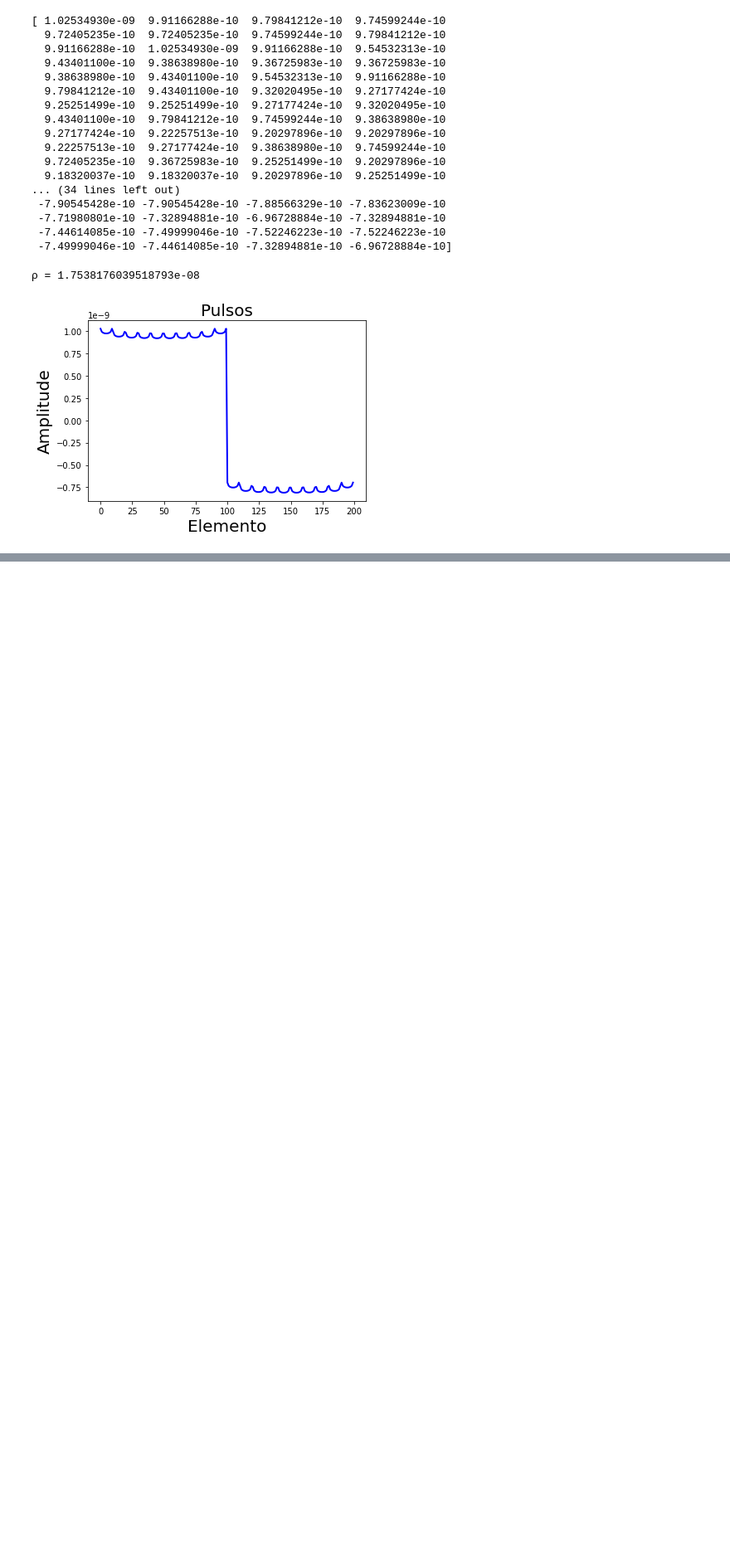
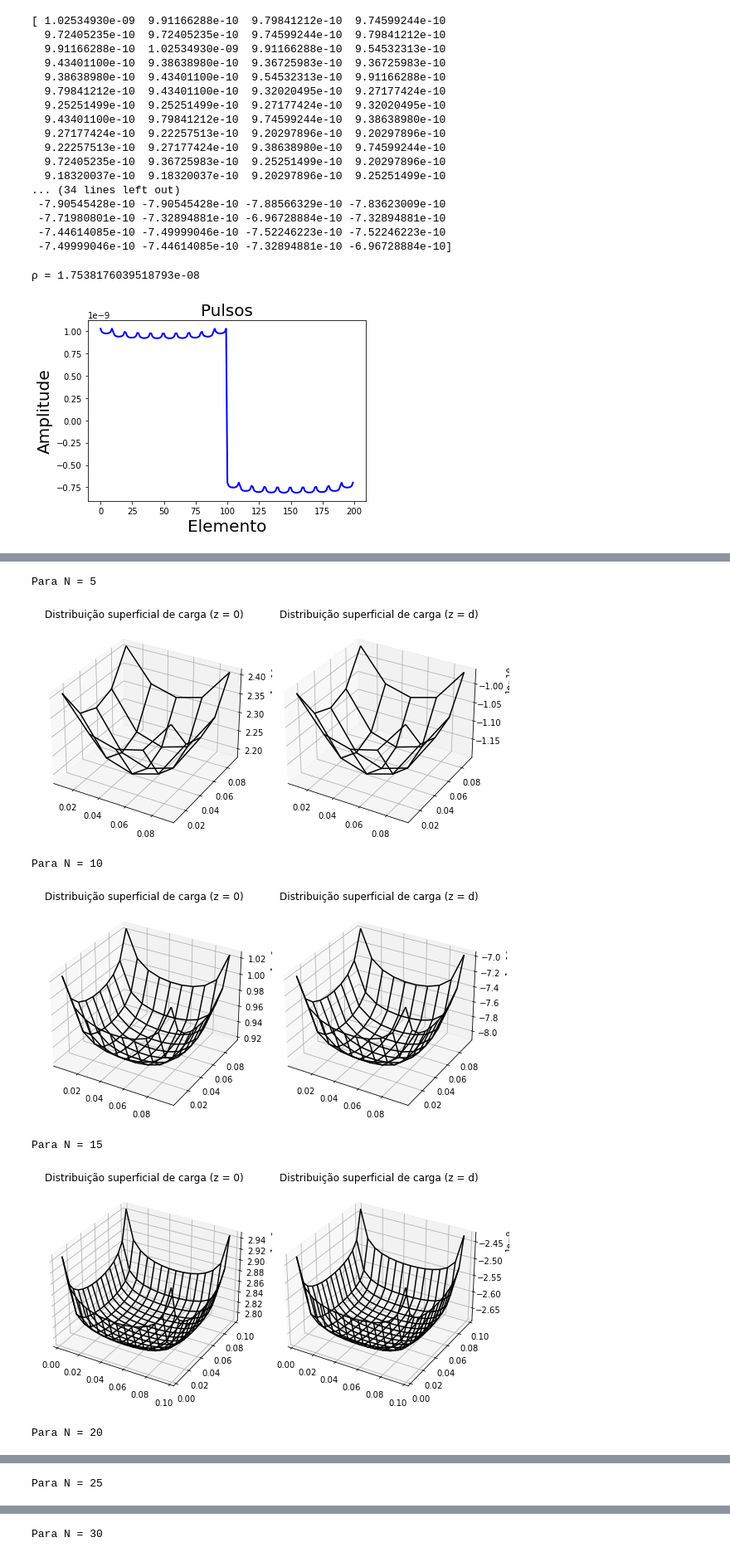
Before and after one commit to guimorone/ProjetoEletromag, a Jupyter notebook: ProjetoGma2.ipynb, the cells around one changed output, grey strips where cells are left out. Shown at 83% size. Saved outputs shown, nothing was run; the diff lists cells and outputs as text; code cells hidden in the pictures; blank space fills up the shorter version.

```diff
--- a/ProjetoGma2.ipynb
+++ b/ProjetoGma2.ipynb
@@ -214,0 +216,19 @@ ampChart3D(R10, A10, N)
+# %%
+# Teste para vários N
+listaN = [5, 10, 15, 20, 25, 30, 50]
+for k in listaN:
+    delta = L/k
+    Rk = coordenadasCentro(k)
+    Zk = matrizImpedancia(k, Rk)
+    Vk = matrizTensao(k)
+    Ak = amplitude(Zk, Vk)
+    print('Para N =', k)
+    ampChart3D(Rk, Ak, k)
+# %% [output]
+Para N = 5
+[figure, added]
+Para N = 10
+[figure, added]
+Para N = 15
+[figure, added]
+Para N = 20
@@ -214,0 +236 @@ ampChart3D(R10, A10, N)
+Para N = 25
@@ -214,0 +238 @@ ampChart3D(R10, A10, N)
+Para N = 30
```
Also changed, not shown: parts of 4 cells of this notebook.
